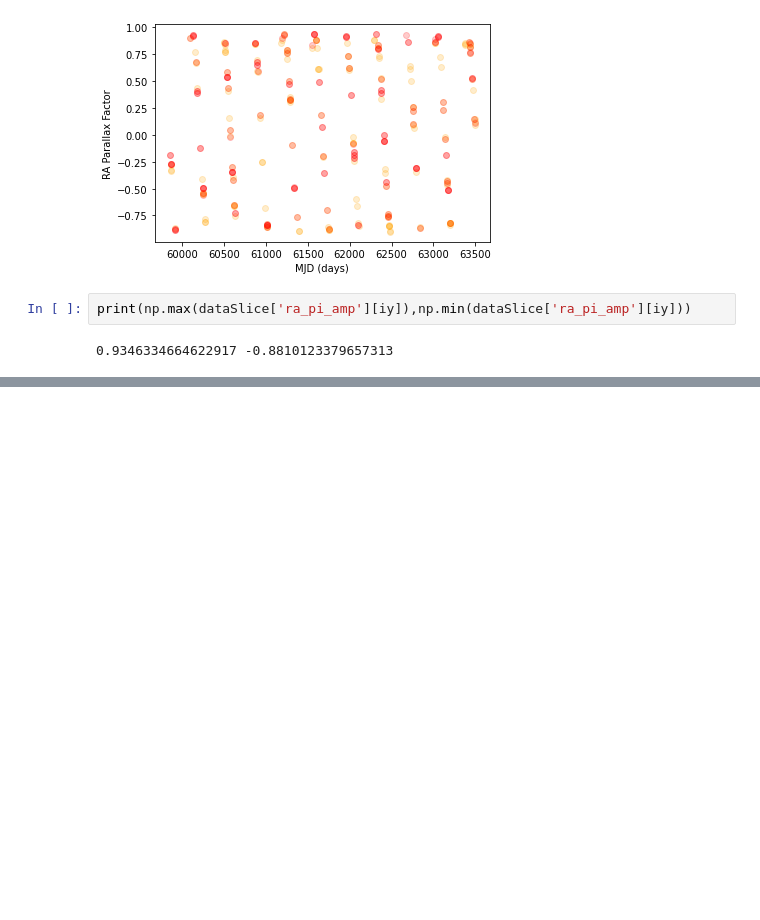
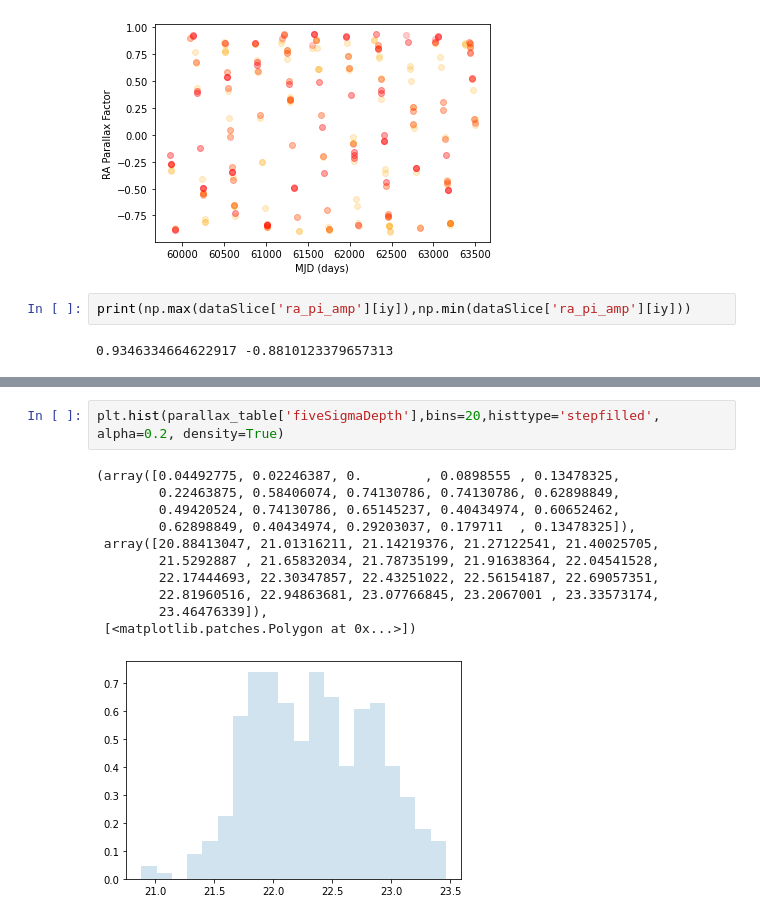
Before and after one commit to jgizis/LSST-BD-Cadence, a Jupyter notebook: parallax_plot_example.ipynb, the cells around one changed output, grey strips where cells are left out. Drawn from its saved outputs; the diff is of its cells as text; blank space fills up the shorter version.

```diff
--- a/parallax_plot_example.ipynb
+++ b/parallax_plot_example.ipynb
@@ -144,0 +215,14 @@ print(np.max(dataSlice['ra_pi_amp'][iy]),np.min(dataSlice['ra_pi_amp'][iy]))
+# %%
+plt.hist(parallax_table['fiveSigmaDepth'],bins=20,histtype='stepfilled', alpha=0.2, density=True)
+# %% [output]
+(array([0.04492775, 0.02246387, 0.        , 0.0898555 , 0.13478325,
+        0.22463875, 0.58406074, 0.74130786, 0.74130786, 0.62898849,
+        0.49420524, 0.74130786, 0.65145237, 0.40434974, 0.60652462,
+        0.62898849, 0.40434974, 0.29203037, 0.179711  , 0.13478325]),
+ array([20.88413047, 21.01316211, 21.14219376, 21.27122541, 21.40025705,
+        21.5292887 , 21.65832034, 21.78735199, 21.91638364, 22.04541528,
+        22.17444693, 22.30347857, 22.43251022, 22.56154187, 22.69057351,
+        22.81960516, 22.94863681, 23.07766845, 23.2067001 , 23.33573174,
+        23.46476339]),
+ [<matplotlib.patches.Polygon at 0x...>])
+[figure, added]
```
Also changed, not shown: parts of 19 cells of this notebook, 6 other files.
